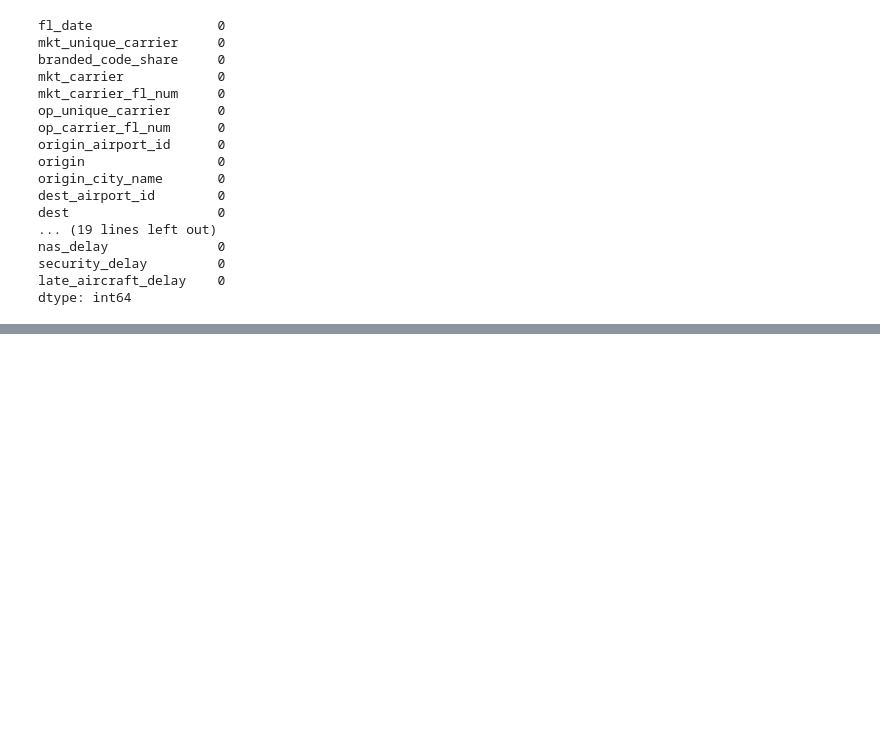
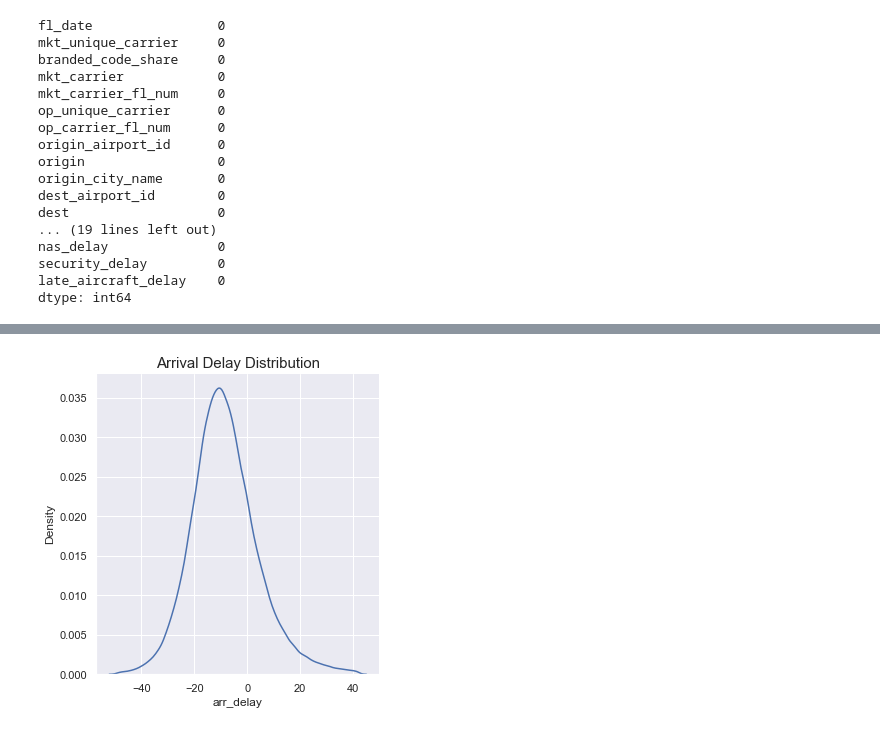
Before and after one commit to bnati5/Mid-term-project, a Jupyter notebook: data_cleaning_with_delays.ipynb, the cells around one changed output, grey strips where cells are left out. Drawn from its saved outputs; the diff is of its cells as text; code cells hidden in the pictures; blank space fills up the shorter version.

Commit message:
Completed data cleaning with delay columns. Completed outlier removal.

```diff
--- a/data_cleaning_with_delays.ipynb
+++ b/data_cleaning_with_delays.ipynb
@@ -71,0 +90,15 @@ flights.to_csv('data/flights_cleaned_with_delays.csv')
+# %%
+#Remvoving outliers for Arrival
+Q1_arrival = flights.arr_delay.quantile(0.25)
+Q3_arrival = flights.arr_delay.quantile(0.75)
+IQR = Q3_arrival - Q1_arrival
+flights_no_outlier_iqr = flights.loc[(flights['arr_delay'] >= (Q1_arrival - 1.5*IQR))\
+                                     & (flights['arr_delay'] <= Q3_arrival + 1.5*IQR)]
+# %%
+# Arrival Delay Distribution after excluding the outliers
+sns.set_theme(style="darkgrid")
+sns.displot(flights_no_outlier_iqr, x="arr_delay",kind='kde')
+plt.title("Arrival Delay Distribution", size=15)
+plt.show()
+# %% [output]
+[figure, added]
```
Also changed, not shown: parts of 10 cells of this notebook.
